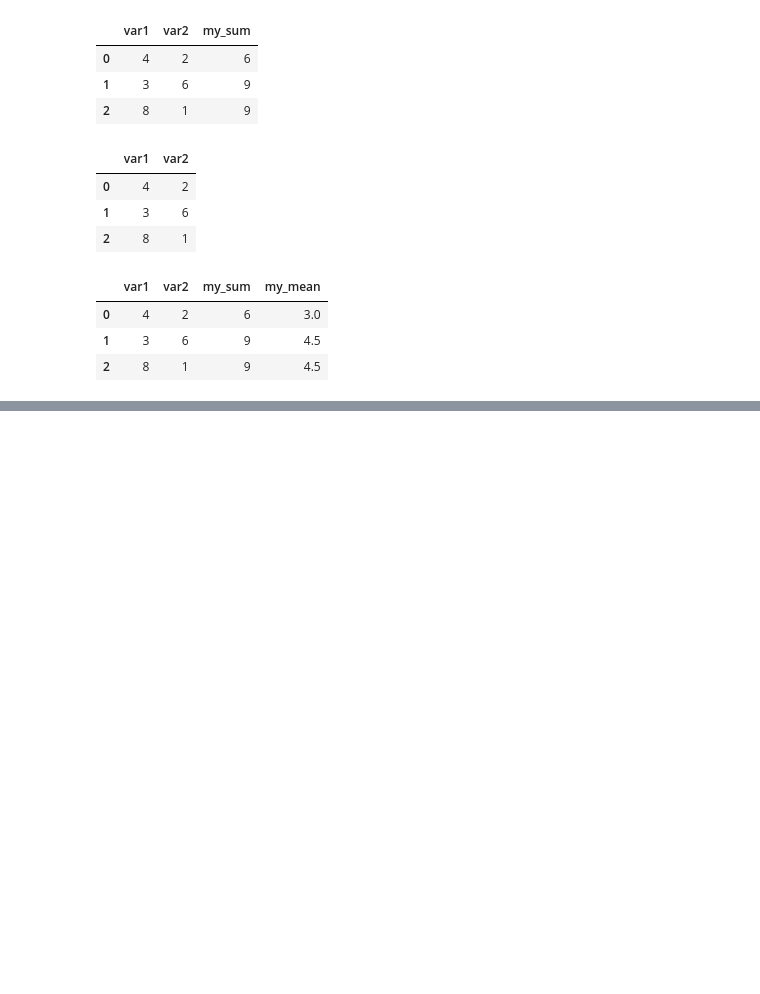
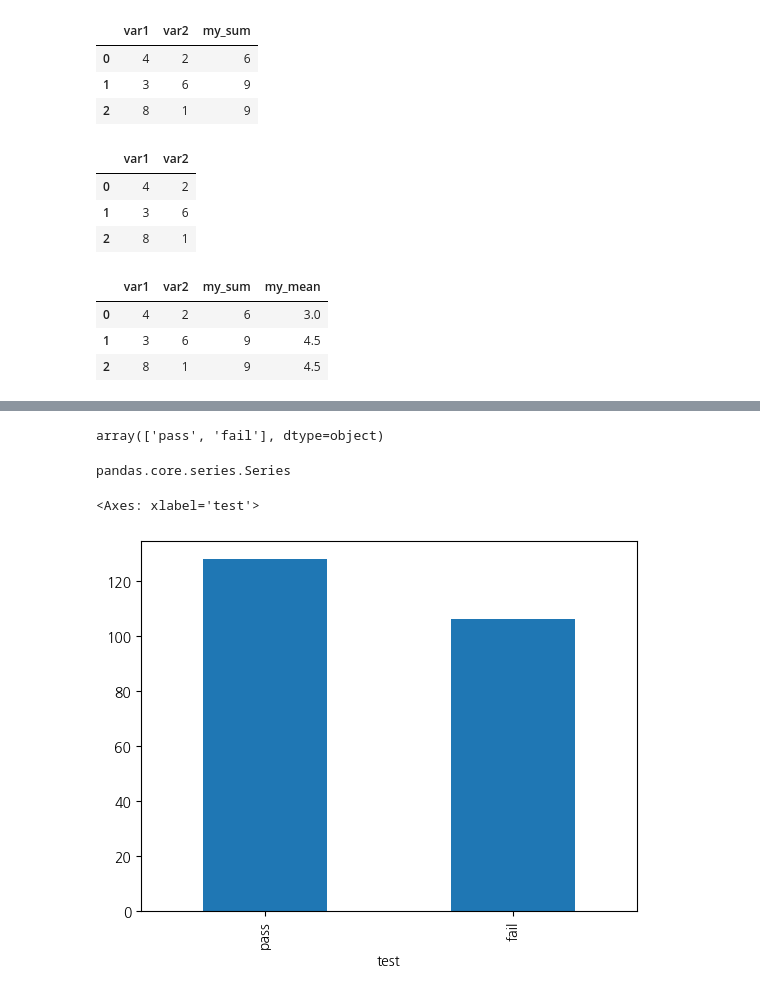
Before and after one commit to ljh815/2025-1-myclass-BDA, a Jupyter notebook: 05w_A_mon_0407_easy_ch05_06.ipynb, the cells around one changed output, grey strips where cells are left out. Saved outputs shown, nothing was run; the diff lists cells and outputs as text; code cells hidden in the pictures; blank space fills up the shorter version.

```diff
--- a/05w_A_mon_0407_easy_ch05_06.ipynb
+++ b/05w_A_mon_0407_easy_ch05_06.ipynb
@@ -98,0 +185,5 @@ Resolving deltas: 100% (4/4), done.
+# %%
+import numpy as np
+
+mpg['test'] = np.where(mpg['total'] >= 20, 'pass', 'fail')
+mpg.sample(10)
@@ -98,0 +210,15 @@ Resolving deltas: 100% (4/4), done.
+# %%
+mpg['test'].unique()
+# %% [output]
+array(['pass', 'fail'], dtype=object)
+# %%
+count_test = mpg['test'].value_counts()
+# %%
+type(count_test)
+# %% [output]
+pandas.core.series.Series
+# %%
+count_test.plot.bar()
+# %% [output]
+<Axes: xlabel='test'>
+[figure, added]
```
Also changed, not shown: parts of 42 cells of this notebook.
